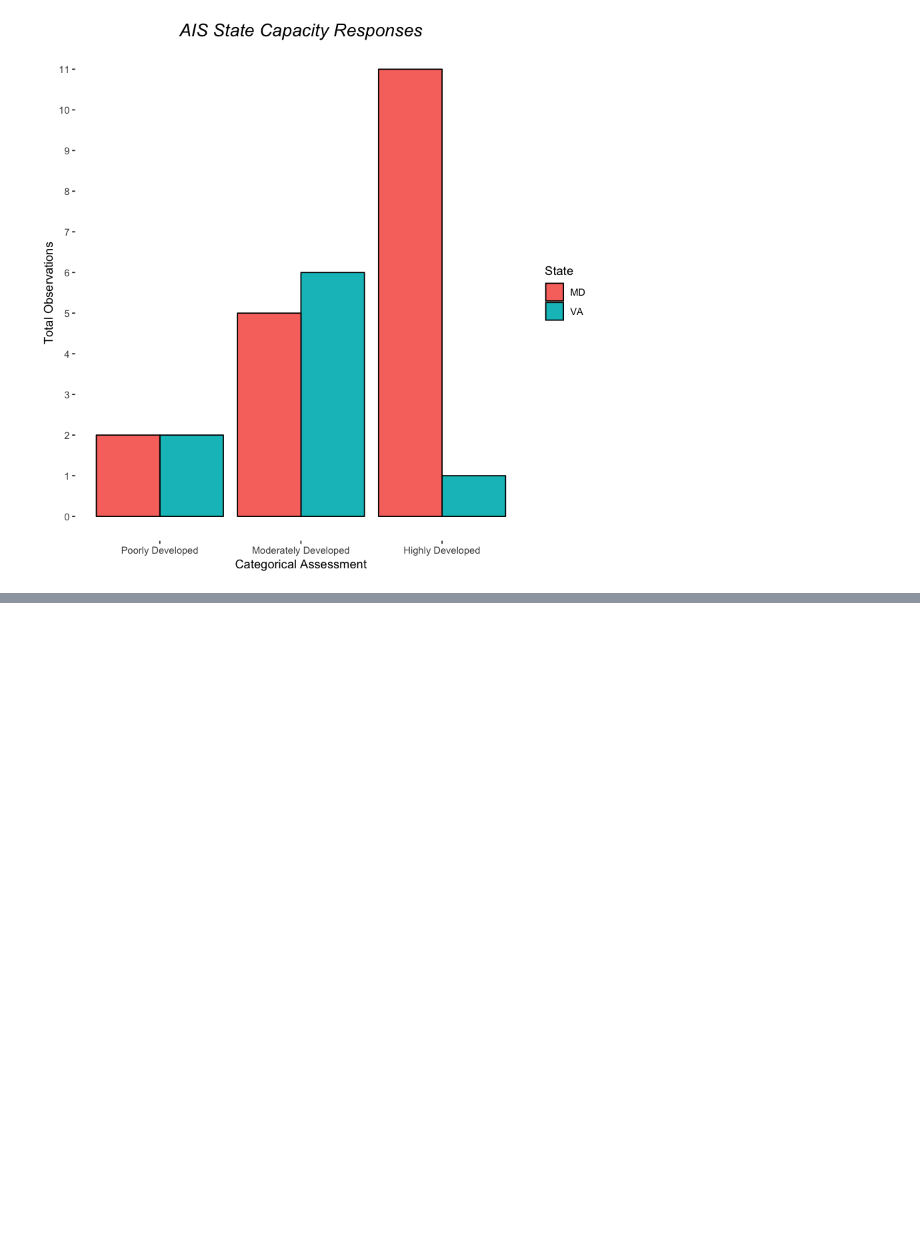
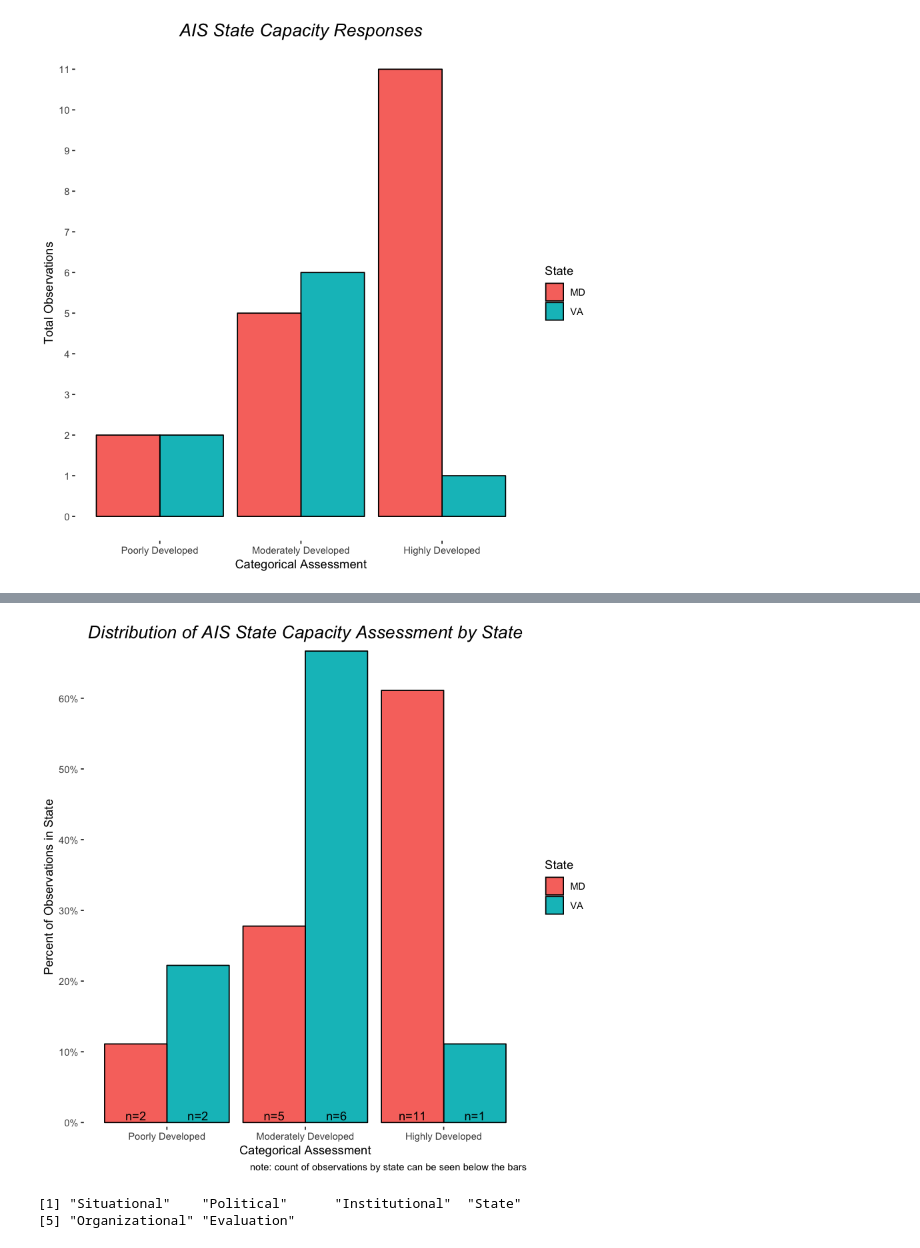
Before and after one commit to bpatter5/stat634, a Jupyter notebook: AIS/notebooks/initial_analysis.ipynb, the cells around one changed output, grey strips where cells are left out. Drawn from its saved outputs; the diff is of its cells as text; code cells hidden in the pictures; blank space fills up the shorter version.

```diff
--- a/AIS/notebooks/initial_analysis.ipynb
+++ b/AIS/notebooks/initial_analysis.ipynb
@@ -97,0 +107,18 @@ ggplot(state_percentage, aes(x=Score, y=(100 * percentage), fill=State)) +
+# %%
+ggplot(state_percentage, aes(x=Score, y=(100 * percentage), fill=State)) +
+    geom_bar(stat="identity", position="dodge", colour="black") +
+    theme_classic() +
+    scale_y_discrete(labels=c("0%","10%","20%","30%","40%","50%","60%"), limits=c(0,10,20,30,40,50,60)) +
+    scale_x_discrete(labels=c("Poorly Developed", "Moderately Developed", "Highly Developed")) +
+    ylab("Percent of Observations in State") +
+    xlab("Categorical Assessment") +
+    labs(title="Distribution of AIS State Capacity Assessment by State", caption="note: count of observations by state can be seen below the bars") +
+    theme(axis.line.y.left = element_blank(), axis.line.x.bottom = element_blank(), plot.title = element_text(hjust=0.5, face="italic", size=16)) +
+    geom_text(aes(y=0+1,label=n_bar), position=position_dodge(width = 0.9))
+# %% [output]
+[figure, added]
+# %%
+unique(ais_info$Category)
+# %% [output]
+[1] "Situational"    "Political"      "Institutional"  "State"
+[5] "Organizational" "Evaluation"
```
Also changed, not shown: parts of 19 cells of this notebook.
